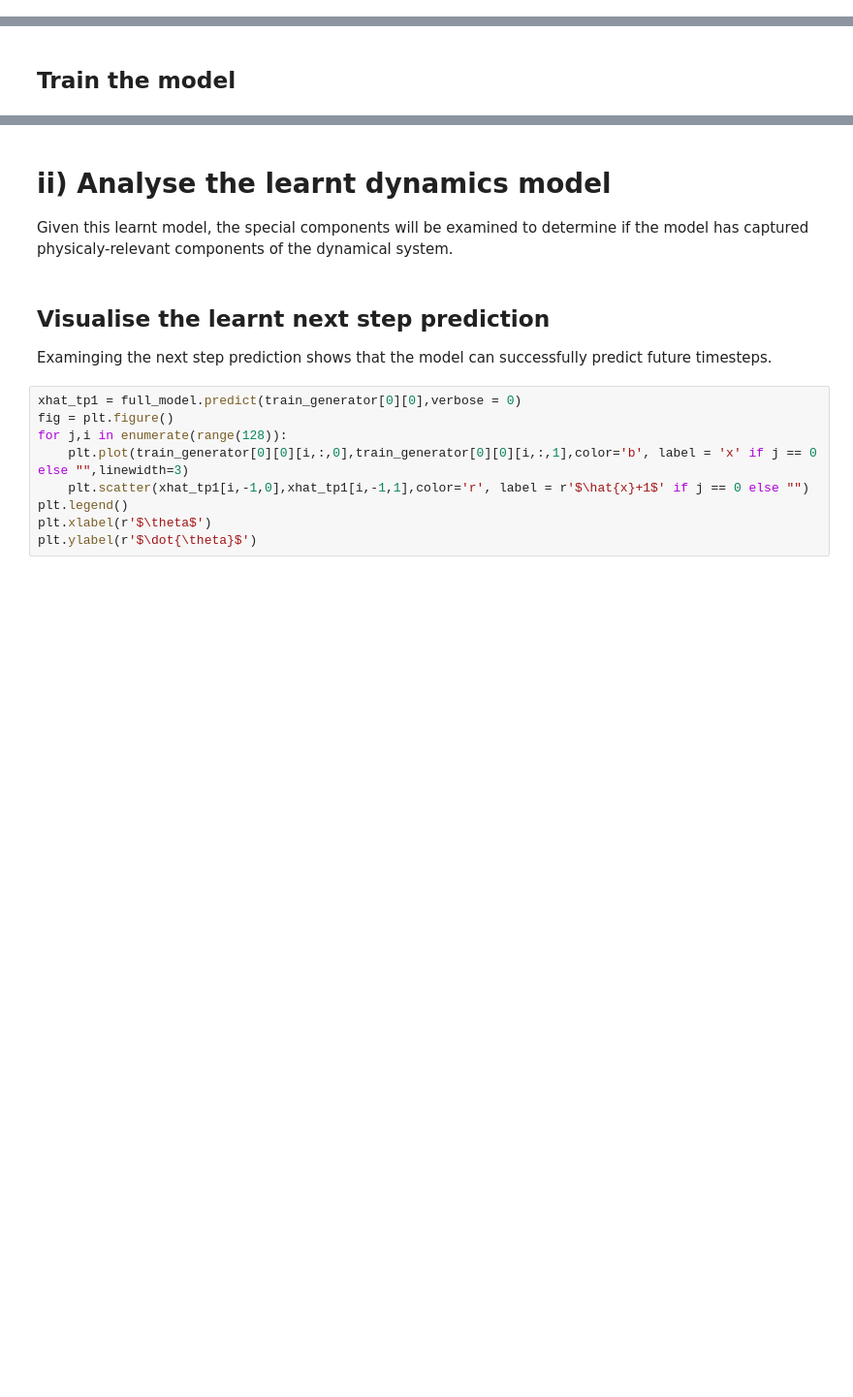
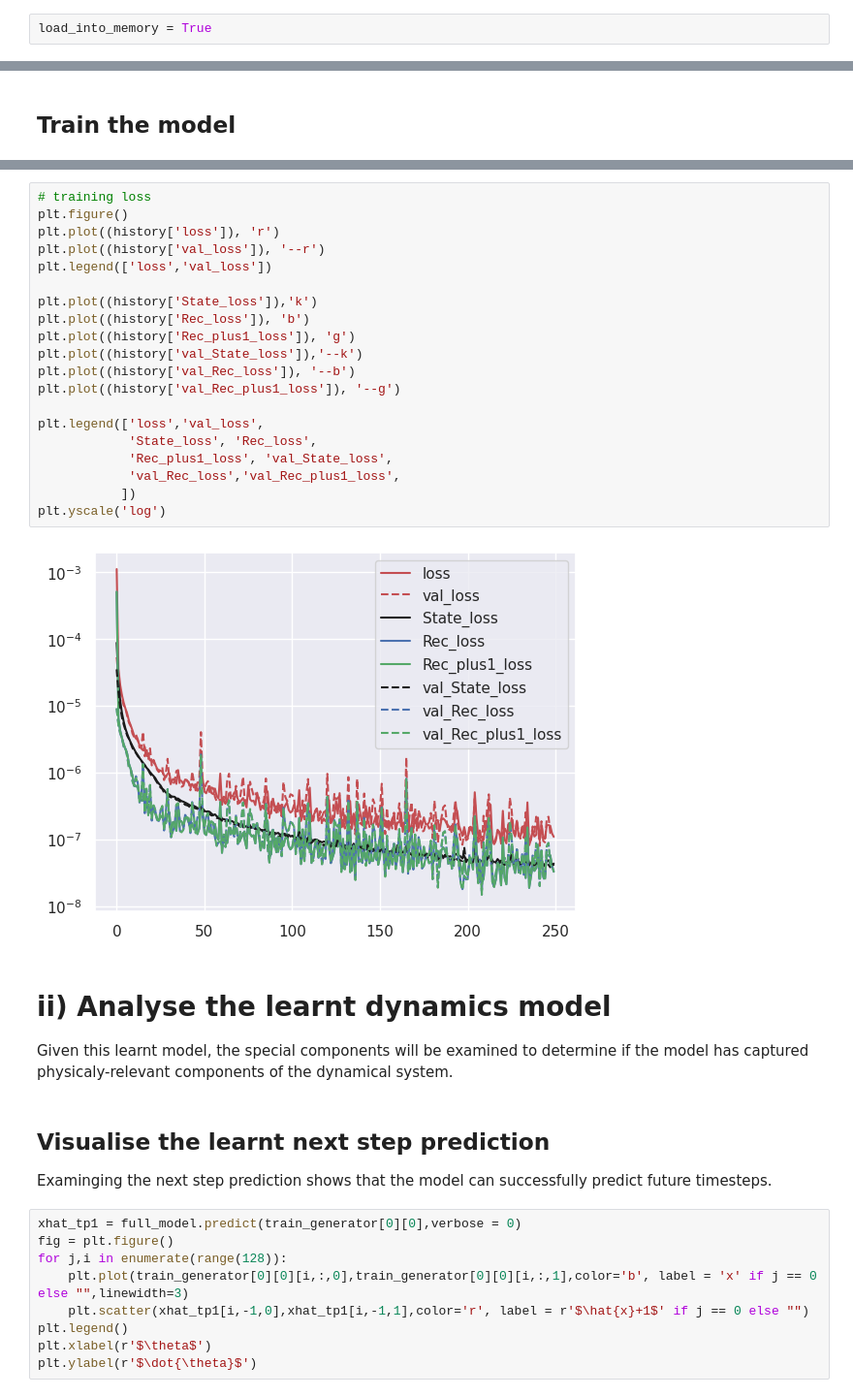
Before and after one commit to brendan-m/Koopman-Pendulum, a Jupyter notebook: B. Learning pendulum dynamics.ipynb, the cells around one changed output, grey strips where cells are left out. Shown at 97% size. Drawn from its saved outputs; the diff is of its cells as text; blank space fills up the shorter version.

```diff
--- a/B. Learning pendulum dynamics.ipynb
+++ b/B. Learning pendulum dynamics.ipynb
@@ -161,0 +164,2 @@ small_generator_predict = HDF5ImageGenerator(
+# %%
+load_into_memory = True
@@ -413,4 +444,26 @@ history = full_model.fit(train_generator,epochs = EPOCHS, verbose=1,
 history = history.history
+# %%
+# training loss
+plt.figure()
+plt.plot((history['loss']), 'r')
+plt.plot((history['val_loss']), '--r')
+plt.legend(['loss','val_loss'])
+
+plt.plot((history['State_loss']),'k')
+plt.plot((history['Rec_loss']), 'b')
+plt.plot((history['Rec_plus1_loss']), 'g')
+plt.plot((history['val_State_loss']),'--k')
+plt.plot((history['val_Rec_loss']), '--b')
+plt.plot((history['val_Rec_plus1_loss']), '--g')
+
+plt.legend(['loss','val_loss',
+            'State_loss', 'Rec_loss',
+            'Rec_plus1_loss', 'val_State_loss',
+            'val_Rec_loss','val_Rec_plus1_loss',
+           ])
+plt.yscale('log')
+# %% [output]
+[figure, added]
 # %% [markdown]
 # ii) Analyse the learnt dynamics model
 
```
Also changed, not shown: parts of 10 cells of this notebook, 1 other file.
